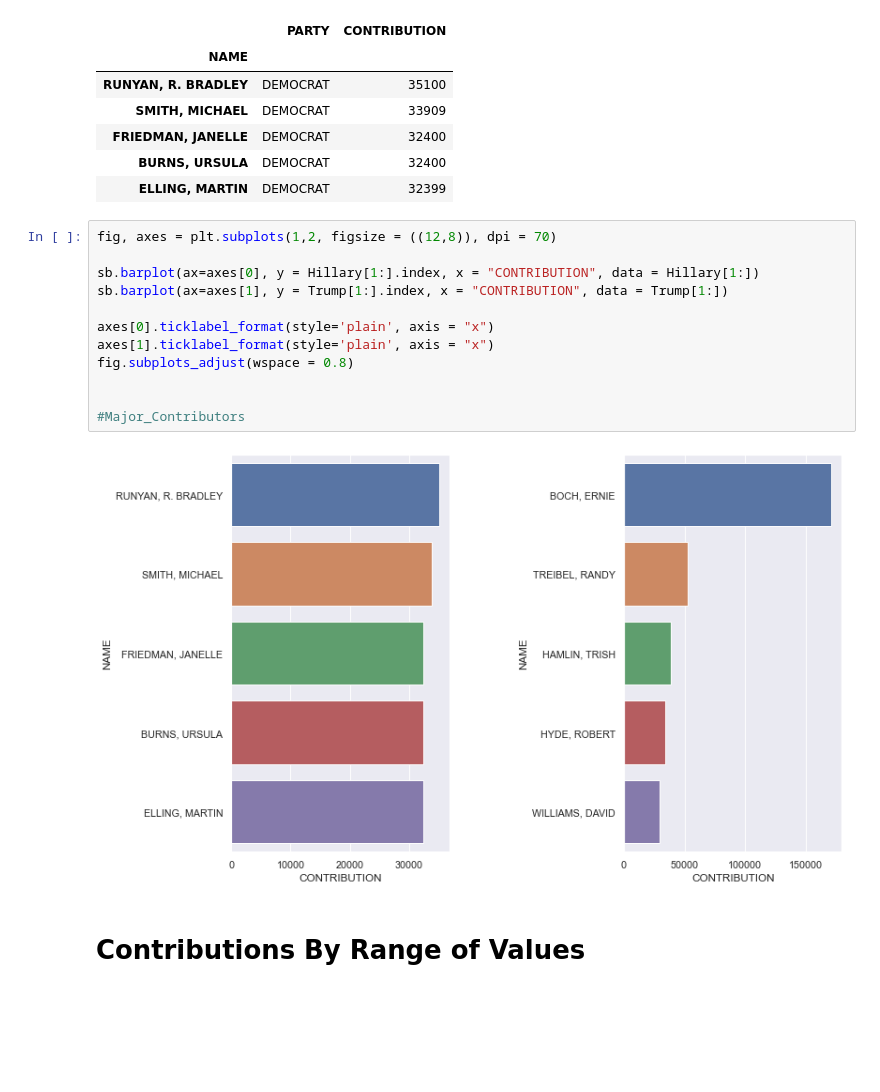
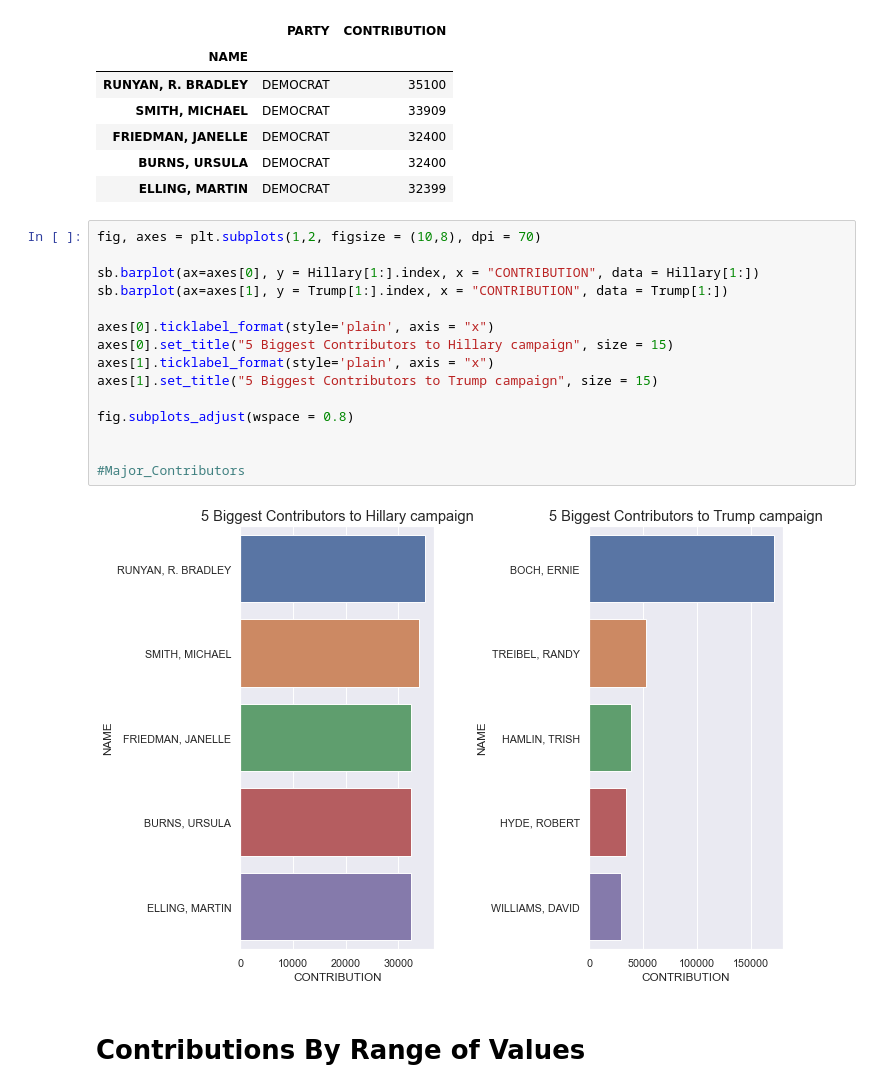
Before and after one commit to Olawale-Ajayi/US_2016_ELECTION_FUNDING, a Jupyter notebook: US 2016 ELECTION FINANCE.ipynb, the cells around one changed output. Saved outputs shown, nothing was run; the diff lists cells and outputs as text; blank space fills up the shorter version.

```diff
--- a/US 2016 ELECTION FINANCE.ipynb
+++ b/US 2016 ELECTION FINANCE.ipynb
@@ -1494,19 +1495,22 @@ Hillary[1:]
 | BURNS, URSULA | DEMOCRAT | 32400 |
 | ELLING, MARTIN | DEMOCRAT | 32399 |
 # %%
-fig, axes = plt.subplots(1,2, figsize = ((12,8)), dpi = 70)
+fig, axes = plt.subplots(1,2, figsize = (10,8), dpi = 70)
 
 sb.barplot(ax=axes[0], y = Hillary[1:].index, x = "CONTRIBUTION", data = Hillary[1:])
 sb.barplot(ax=axes[1], y = Trump[1:].index, x = "CONTRIBUTION", data = Trump[1:])
 
 axes[0].ticklabel_format(style='plain', axis = "x")
+axes[0].set_title("5 Biggest Contributors to Hillary campaign", size = 15)
 axes[1].ticklabel_format(style='plain', axis = "x")
+axes[1].set_title("5 Biggest Contributors to Trump campaign", size = 15)
+
 fig.subplots_adjust(wspace = 0.8)
 
 
 #Major_Contributors
 # %% [output]
-[figure, old version]
+[figure, new version]
 # %% [markdown]
 # Contributions By Range of Values
 # %%
```
Also changed, not shown: parts of 2 cells of this notebook.
